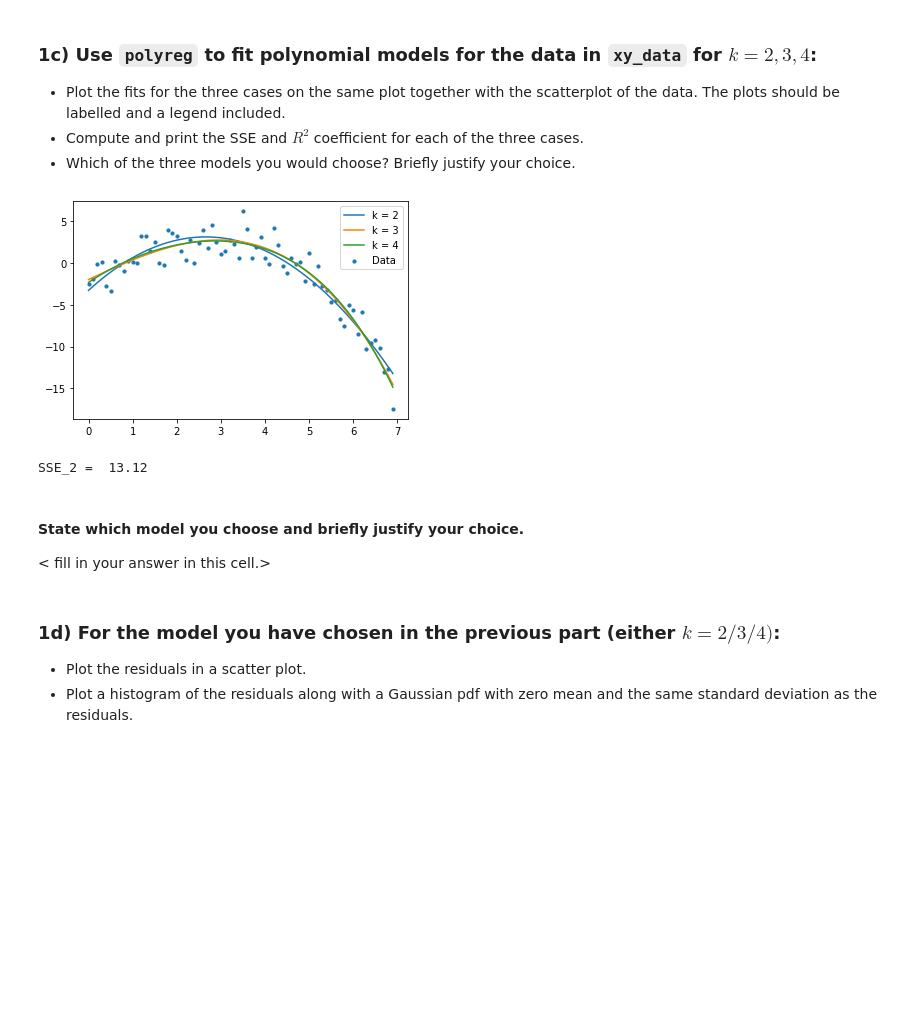
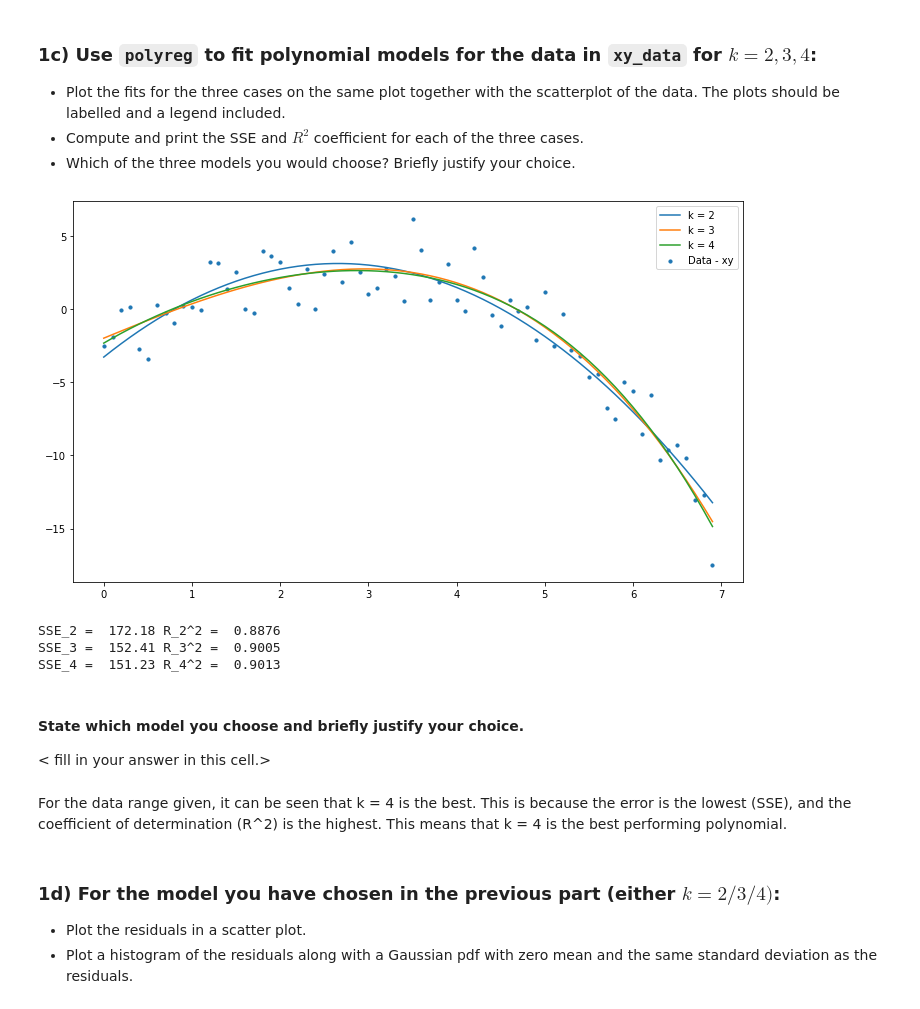
Before and after one commit to cmr67/IB-Data-Science, a Jupyter notebook: Exercises/01 Exercise Notebook 1.ipynb, the cells around one changed output. Cells and saved outputs as stored; diff of their text form; code cells hidden in the pictures; blank space fills up the shorter version.

```diff
--- a/Exercises/01 Exercise Notebook 1.ipynb
+++ b/Exercises/01 Exercise Notebook 1.ipynb
@@ -101,29 +101,42 @@ assert(np.round(np.linalg.norm(res_test), 3) == 19.937)
 # %%
 #Your code here
 [beta_2, fit_2, resid_2] = polyreg(xy_data, 2)
 [beta_3, fit_3, resid_3] = polyreg(xy_data, 3)
 [beta_4, fit_4, resid_4] = polyreg(xy_data, 4)
+all_ones = np.ones(np.shape(data_x))
+fit_0 = np.mean(data_y) * all_ones
 
-plt.scatter(data_x, data_y, s=10, label = 'Data')
+plt.scatter(data_x, data_y, s=10, label = 'Data - xy')
 plt.plot(data_x, fit_2, label = 'k = 2')
 plt.plot(data_x, fit_3, label = 'k = 3')
 plt.plot(data_x, fit_4, label = 'k = 4')
 plt.legend()
 plt.show()
 
-SSE_2 = np.linalg.norm(data_y - fit_2)
-SSE_3 = np.linalg.norm(data_y - fit_3)
-SSE_4 = np.linalg.norm(data_y - fit_4)
+SSE_0 = np.linalg.norm(data_y - fit_0)**2
+SSE_2 = np.linalg.norm(data_y - fit_2)**2
+SSE_3 = np.linalg.norm(data_y - fit_3)**2
+SSE_4 = np.linalg.norm(data_y - fit_4)**2
 
-print('SSE_2 = ', np.round_(SSE_2, 2))
+R_2 = 1 - SSE_2 / SSE_0
+R_3 = 1 - SSE_3 / SSE_0
+R_4 = 1 - SSE_4 / SSE_0
+
+print('SSE_2 = ', np.round_(SSE_2, 2), 'R_2^2 = ', np.round(R_2, decimals = 4))
+print('SSE_3 = ', np.round_(SSE_3, 2), 'R_3^2 = ', np.round(R_3, decimals = 4))
+print('SSE_4 = ', np.round_(SSE_4, 2), 'R_4^2 = ', np.round(R_4, decimals = 4))
 # %% [output]
-[figure, old version]
+[figure, new version]
-SSE_2 =  13.12
+SSE_2 =  172.18 R_2^2 =  0.8876
+SSE_3 =  152.41 R_3^2 =  0.9005
+SSE_4 =  151.23 R_4^2 =  0.9013
 # %% [markdown]
  #### State which model you choose and briefly justify your choice.
 
 
  < fill in your answer in this cell.>
+# %% [markdown]
+For the data range given, it can be seen that k = 4 is the best. This is because the error is the lowest (SSE), and the coefficient of determination (R^2) is the highest. This means that k = 4 is the best performing polynomial.
 # %% [markdown]
 ### 1d)  For the model you have chosen in the previous part (either $k=2/3/4)$:
 
```
